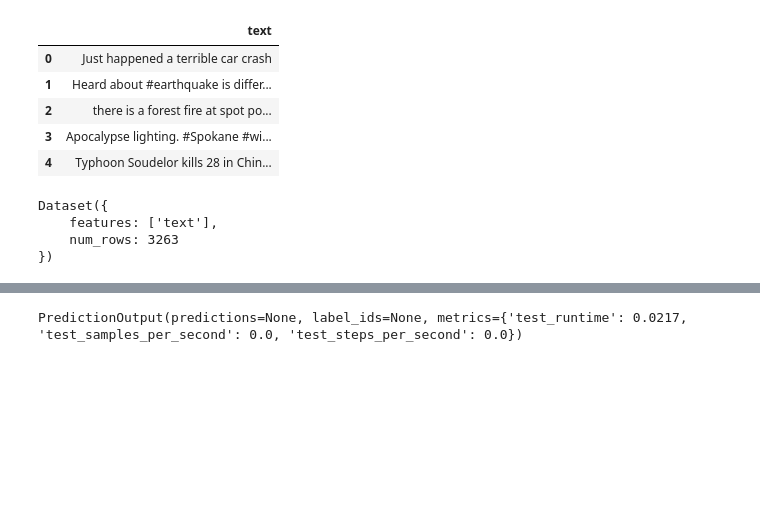
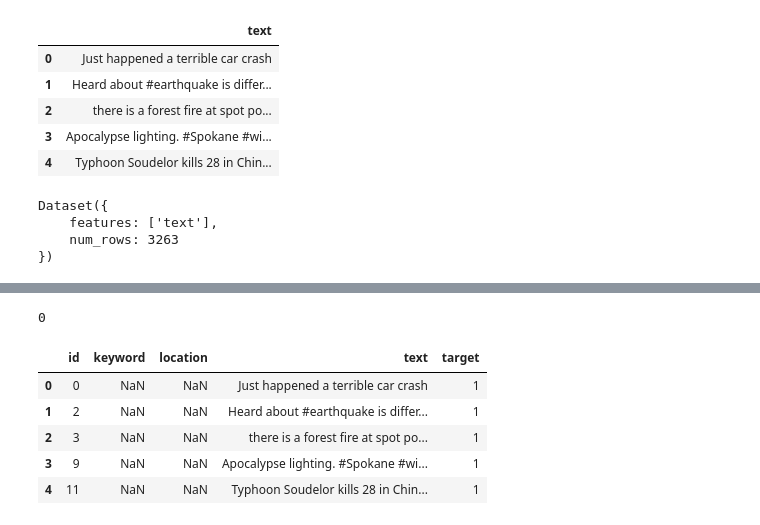
Before and after one commit to HAL22/Kaggle-Competitions, a Jupyter notebook: Disaster_Tweets.ipynb, the cells around one changed output, grey strips where cells are left out. Saved outputs shown, nothing was run; the diff lists cells and outputs as text; code cells hidden in the pictures; blank space fills up the shorter version.

```diff
--- a/Disaster_Tweets.ipynb
+++ b/Disaster_Tweets.ipynb
@@ -206,6 +280,6 @@ dataset['validation'] = validation
 # %%
 predictions = trainer.predict(tokenized_dataset["validation"])
-print(predictions.predictions.shape, predictions.label_ids.shape)
+pred = np.argmax(predictions.predictions, axis=-1)
 # %% [output]
 The following columns in the test set don't have a corresponding argument in `RobertaForSequenceClassification.forward` and have been ignored: text. If text are not expected by `RobertaForSequenceClas ...
 ***** Running Prediction *****
@@ -216,4 +289,25 @@ AttributeError: ignored
-# %%
-predictions
-# %% [output]
-PredictionOutput(predictions=None, label_ids=None, metrics={'test_runtime': 0.0217, 'test_samples_per_second': 0.0, 'test_steps_per_second': 0.0})
+# %%
+pred[0]
+# %% [output]
+0
+# %%
+df_validation = pd.read_csv('test.csv')
+# %%
+labels = []
+for index in pred:
+  value = pred[index]
+  if value == 0:
+    labels.append(1)
+  else:
+    labels.append(0)
+# %%
+df_validation['target'] = labels
+# %%
+df_validation.head()
+# %% [output]
+|  | id | keyword | location | text | target |
+| 0 | 0 | NaN | NaN | Just happened a terrible car crash | 1 |
+| 1 | 2 | NaN | NaN | Heard about #earthquake is differ... | 1 |
+| 2 | 3 | NaN | NaN | there is a forest fire at spot po... | 1 |
+| 3 | 9 | NaN | NaN | Apocalypse lighting. #Spokane #wi... | 1 |
+| 4 | 11 | NaN | NaN | Typhoon Soudelor kills 28 in Chin... | 1 |
```
Also changed, not shown: parts of 14 cells of this notebook.
